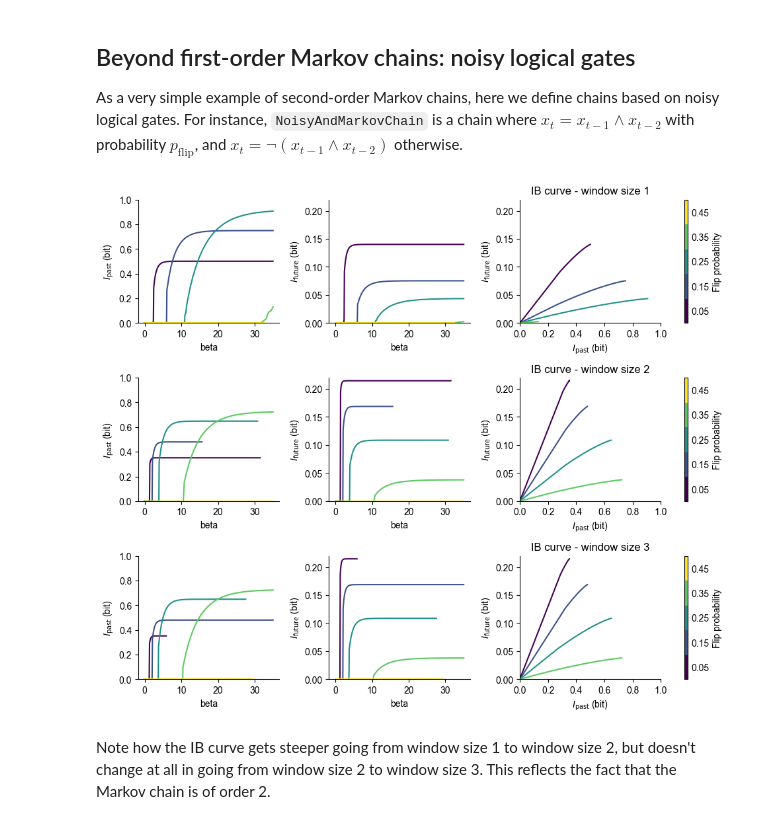
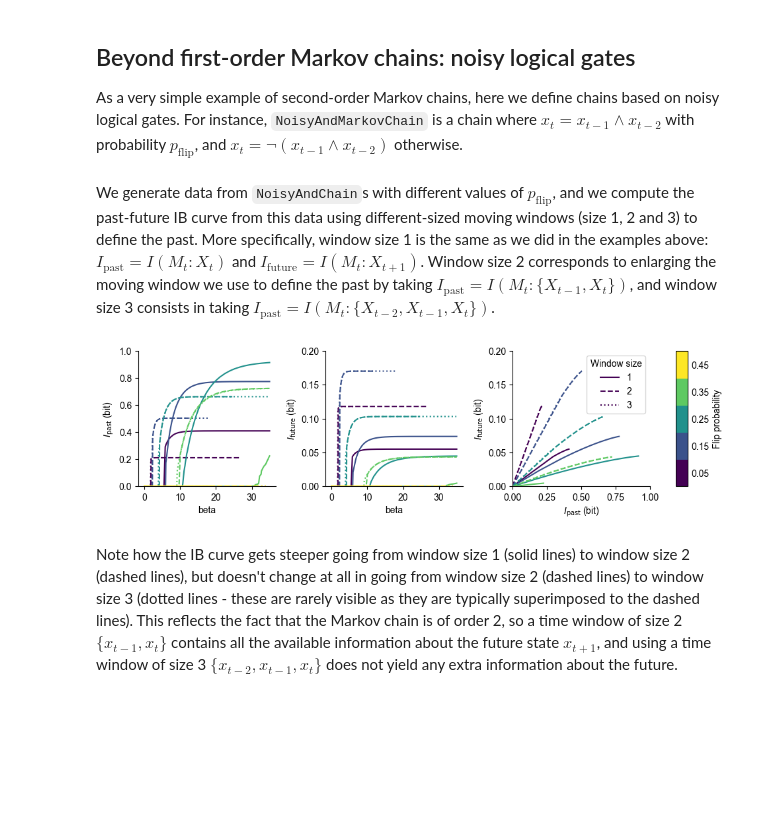
Before and after one commit to epiasini/embo-github-mirror, a Jupyter notebook: embo/examples/Markov-Chains.ipynb, the cells around one changed output. Drawn from its saved outputs; the diff is of its cells as text; code cells hidden in the pictures; blank space fills up the shorter version.

Commit message:
Polish example highlighting the use of time windows

```diff
--- a/embo/examples/Markov-Chains.ipynb
+++ b/embo/examples/Markov-Chains.ipynb
@@ -113,7 +121,7 @@ i_f = []
 b = []
 
 for k,p in enumerate(prange):
-    c = MarkovChain(p)
+    c = FirstOrderMarkovChain(p)
     sample = c.get_sample_chain(100000)
     past, future, beta = empirical_bottleneck(sample[:-1],sample[1:], maxbeta=100, numbeta=1000, processes=4)
     i_p.append(past)
@@ -255,6 +257,8 @@ class NoisyAndChain(NoisyLogicalGateMarkovChain):
         return "Noisy AND Markov Chain with flip probability {}".format(self.flip_p)
     def gate(self):
         return self.state & self.state_past
+# %% [markdown]
+We generate data from `NoisyAndChain`s with different values of $p_\mathrm{flip}$, and we compute the past-future IB curve from this data using different-sized moving windows (size 1, 2 and 3) to define the past. More specifically, window size 1 is the same as we did in the examples above: $I_\text{past} = I(M_t:X_{t})$ and $I_\text{future} = I(M_t:X_{t+1})$. Window size 2 corresponds to enlarging the moving window we use to define the past by taking $I_\text{past} = I(M_t:\{X_{t-1},X_{t}\})$, and window size 3 consists in taking $I_\text{past} = I(M_t:\{X_{t-2},X_{t-1},X_{t}\})$.
 # %%
 p_delta = 0.10
 p_flip_range = np.arange(0.05, 0.50, p_delta)
@@ -268,55 +272,51 @@ for k,p in tqdm(enumerate(p_flip_range)):
     c = NoisyAndChain(flip_p=p)
     sample = c.get_sample_chain(10000)
     for i,w in enumerate(window_size_range):
-        past, future, beta = empirical_bottleneck(sample[:-w],sample[w:], window_size_x=w, maxbeta=35, numbeta=400, processes=4)
+        past, future, beta = empirical_bottleneck(sample[:-1],sample[1:], window_size_x=w, maxbeta=35, numbeta=400, processes=4)
         i_p_lg[k,i] = past
         i_f_lg[k,i] = future
         b_lg[k,i] = beta
 # %%
-fig, ax = plt.subplots(constrained_layout=True, figsize=np.array((3,len(window_size_range)))*default_figsize, ncols=3, nrows=len(window_size_range))
+fig, ax = plt.subplots(constrained_layout=True, figsize=np.array((3,1))*default_figsize, ncols=3, nrows=1)
 cm_lg = plt.get_cmap('viridis',len(p_flip_range))
 for k,p in enumerate(p_flip_range):
     for i,window_size in enumerate(window_size_range):
         past = i_p_lg[k,i]
         future = i_f_lg[k,i]
         beta = b_lg[k,i]
         color = cm_lg(k/(len(p_flip_range)-1))
-        ax[i,0].plot(beta, past, color=color)
-        ax[i,1].plot(beta, future, color=color)
-        ax[i,2].plot(past, future, color=color)
+        linestyle = ['-', '--', ':'][i]
+        ax[0].plot(beta, past, color=color, linestyle=linestyle)
+        ax[1].plot(beta, future, color=color, linestyle=linestyle)
+        ax[2].plot(past, future, color=color, linestyle=linestyle)
 
-for i,window_size in enumerate(window_size_range):
-    cbar = plt.colorbar(
-        matplotlib.cm.ScalarMappable(norm=matplotlib.colors.Normalize(vmin=p_flip_range.min()-p_delta/2, vmax=p_flip_range.max()+p_delta/2), cmap=cm_lg),
-        ax=ax[i], ticks=p_flip_range, location='right', aspect=40)
-    cbar.ax.tick_params(size=0)
-    cbar.set_label('Flip probability')
-    ax[i,0].set_xlabel('beta')
-    ax[i,0].set_ylabel("$I_{\mathrm{past}}$ (bit)")
-    ax[i,1].set_xlabel('beta')
-    ax[i,1].set_ylabel("$I_{\mathrm{future}}$ (bit)")
-    ax[i,2].set_xlabel("$I_{\mathrm{past}}$ (bit)")
-    ax[i,2].set_ylabel("$I_{\mathrm{future}}$ (bit)")
+cbar = plt.colorbar(
+    matplotlib.cm.ScalarMappable(norm=matplotlib.colors.Normalize(vmin=p_flip_range.min()-p_delta/2, vmax=p_flip_range.max()+p_delta/2), cmap=cm_lg),
+    ax=ax, ticks=p_flip_range, location='right', aspect=40)
+cbar.ax.tick_params(size=0)
+cbar.set_label('Flip probability')
+ax[0].set_xlabel('beta')
+ax[0].set_ylabel("$I_{\mathrm{past}}$ (bit)")
+ax[1].set_xlabel('beta')
+ax[1].set_ylabel("$I_{\mathrm{future}}$ (bit)")
+ax[2].set_xlabel("$I_{\mathrm{past}}$ (bit)")
+ax[2].set_ylabel("$I_{\mathrm{future}}$ (bit)")
+ax[2].legend(
+    title='Window size',
+    handles=[
+        matplotlib.lines.Line2D([], [], color=cm_lg(0), linestyle='-', label=1),
+        matplotlib.lines.Line2D([], [], color=cm_lg(0), linestyle='--', label=2),
+        matplotlib.lines.Line2D([], [], color=cm_lg(0), linestyle=':', label=3)
+])
 
-
-    #ax[i,0].yaxis.set_major_locator(matplotlib.ticker.MultipleLocator(0.2))
-    ax[i,0].set_ylim((0,1))
-    #ax[i,1].yaxis.set_major_locator(matplotlib.ticker.MultipleLocator(0.05))
-    ax[i,1].set_ylim((0,0.22))
-    #ax[i,2].yaxis.set_major_locator(matplotlib.ticker.MultipleLocator(0.05))
-    #ax[i,2].xaxis.set_major_locator(matplotlib.ticker.MaxNLocator(4))
-    ax[i,2].set_ylim((0,0.22))
-    ax[i,2].set_xlim((0,1))
-    ax[i,2].set_title('IB curve - window size {}'.format(window_size))
+ax[0].set_ylim((0,1))
+ax[1].set_ylim((0,0.2))
+ax[2].set_ylim((0,0.2))
+ax[2].set_xlim((0,1))
 for a in ax.flat:
     a.spines['right'].set_visible(False)
     a.spines['top'].set_visible(False)
-#     for loc, spine in a.spines.items():
-#         spine.set_smart_bounds(True)
-
-# fig.savefig('markov_chain_noisyand.png')
-# fig.savefig('markov_chain_noisyand.svg')
 # %% [output]
-[figure, old version]
+[figure, new version]
 # %% [markdown]
-Note how the IB curve gets steeper going from window size 1 to window size 2, but doesn't change at all in going from window size 2 to window size 3. This reflects the fact that the Markov chain is of order 2.
+Note how the IB curve gets steeper going from window size 1 (solid lines) to window size 2 (dashed lines), but doesn't change at all in going from window size 2 (dashed lines) to window size 3 (dotted lines - these are rarely visible as they are typically superimposed to the dashed lines). This reflects the fact that the Markov chain is of order 2, so a time window of size 2 $\{x_{t-1},x_t\}$ contains all the available information about the future state $x_{t+1}$, and using a time window of size 3 $\{x_{t-2},x_{t-1},x_t\}$ does not yield any extra information about the future.
```
Also changed, not shown: parts of 5 cells of this notebook, 1 other file.
